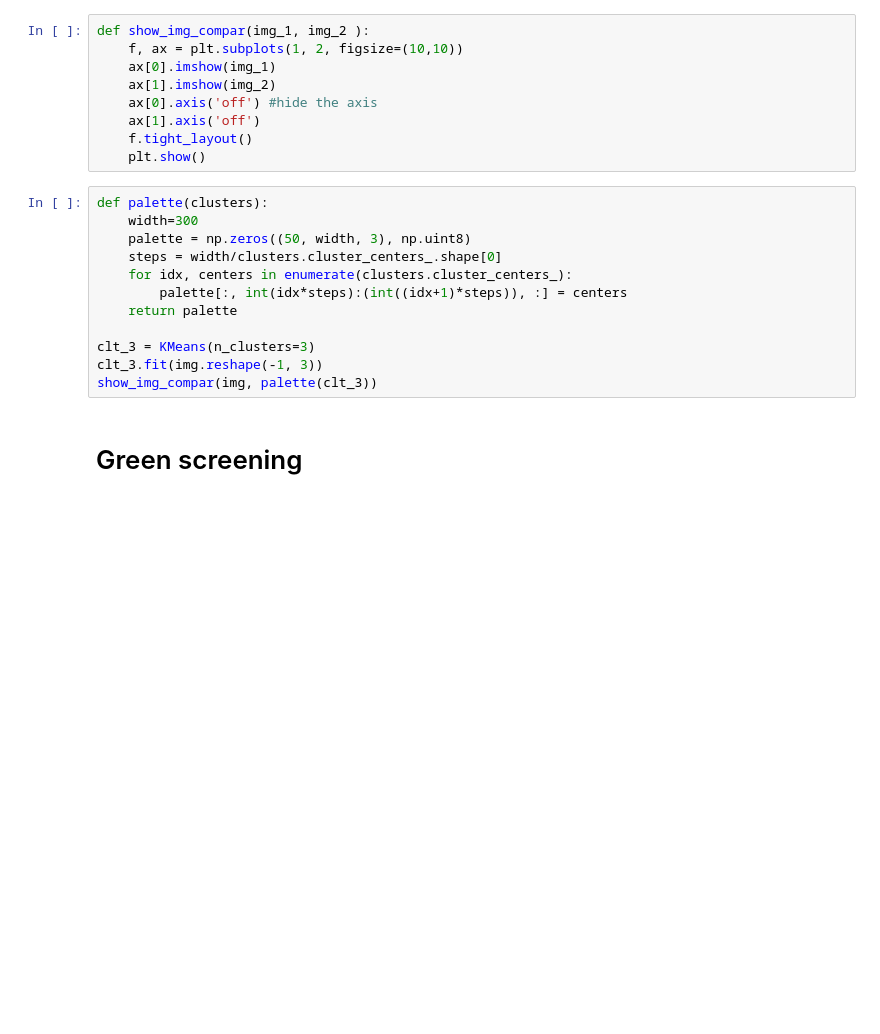
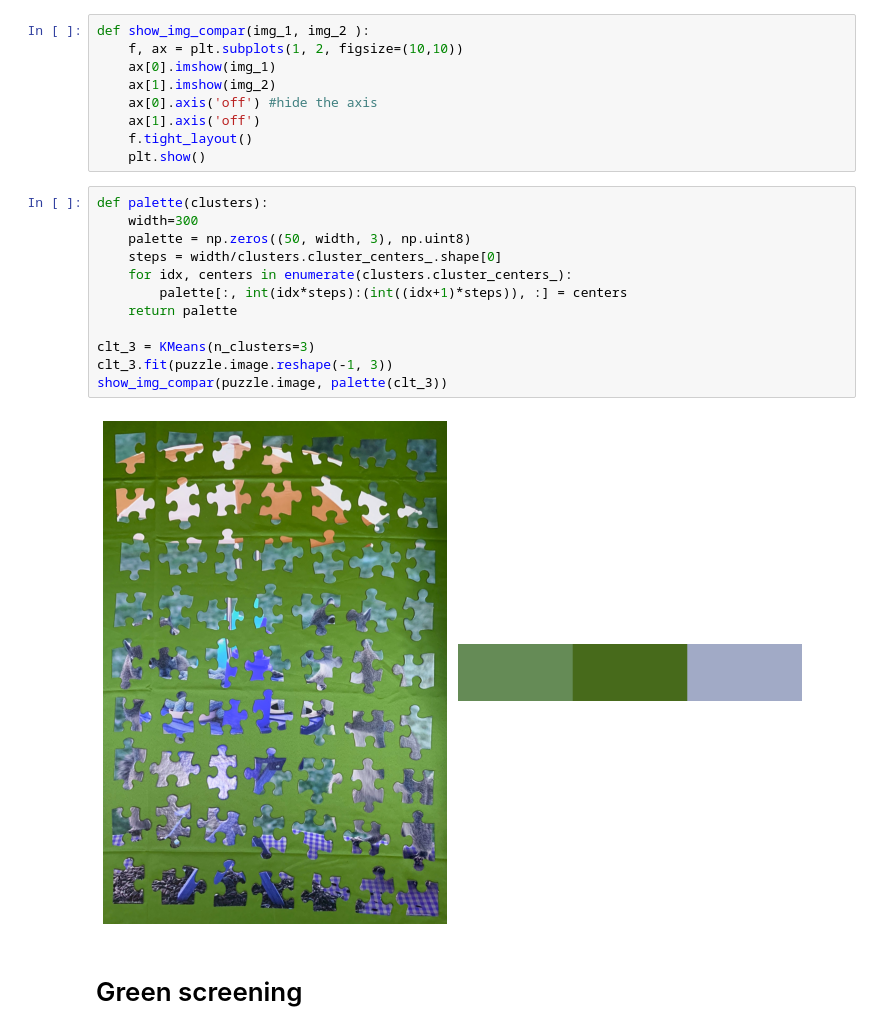
Before and after one commit to nate-h/JigsawPuzzleSolver, a Jupyter notebook: src/exploring.ipynb, the cells around one changed output. Saved outputs shown, nothing was run; the diff lists cells and outputs as text; blank space fills up the shorter version.

```diff
--- a/src/exploring.ipynb
+++ b/src/exploring.ipynb
@@ -51,15 +68,17 @@ def show_img_compar(img_1, img_2 ):
 # %%
 def palette(clusters):
     width=300
     palette = np.zeros((50, width, 3), np.uint8)
     steps = width/clusters.cluster_centers_.shape[0]
     for idx, centers in enumerate(clusters.cluster_centers_):
         palette[:, int(idx*steps):(int((idx+1)*steps)), :] = centers
     return palette
 
 clt_3 = KMeans(n_clusters=3)
-clt_3.fit(img.reshape(-1, 3))
-show_img_compar(img, palette(clt_3))
+clt_3.fit(puzzle.image.reshape(-1, 3))
+show_img_compar(puzzle.image, palette(clt_3))
+# %% [output]
+[figure, added]
 # %% [markdown]
 # Green screening
 # %%
```
Also changed, not shown: parts of 34 cells of this notebook, 2 other files.
